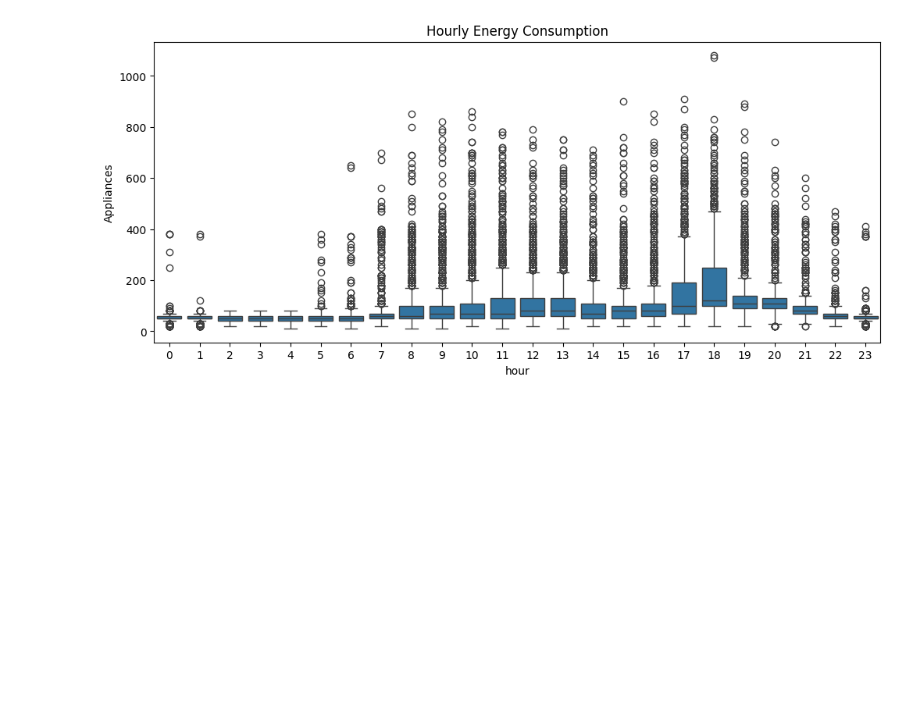
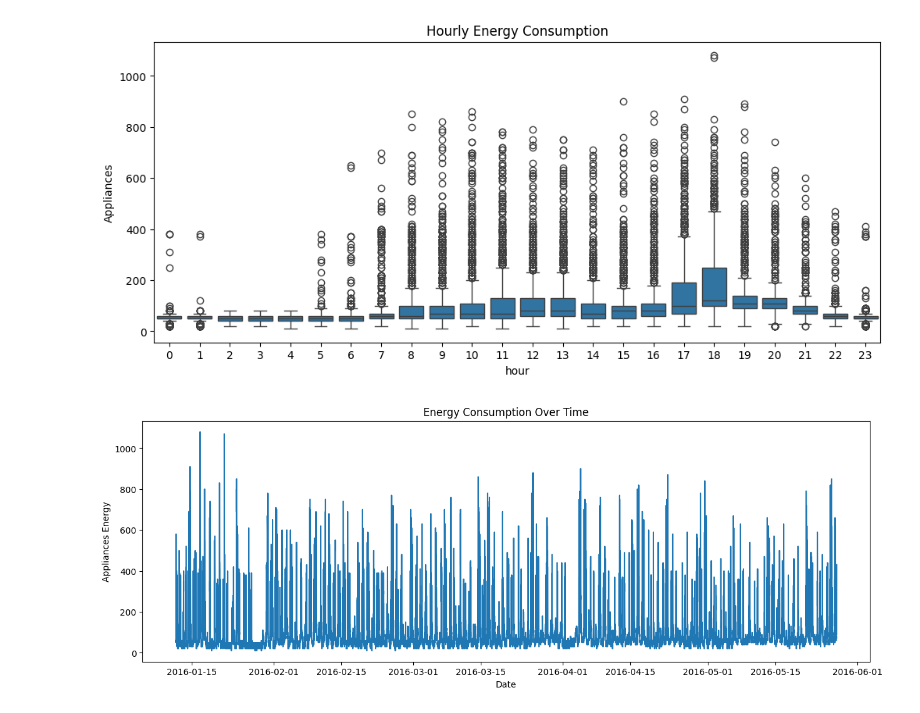
Before and after one commit to risnariha/-Multivariate-Time-Series-Prediction-Model, a Jupyter notebook: Energy_Prediction_DeepLearning.ipynb, the cells around one changed output. Cells and saved outputs as stored; diff of their text form; code cells hidden in the pictures; blank space fills up the shorter version.

```diff
--- a/Energy_Prediction_DeepLearning.ipynb
+++ b/Energy_Prediction_DeepLearning.ipynb
@@ -174,3 +177,13 @@ plt.title("Hourly Energy Consumption")
 plt.show()
 # %% [output]
 [figure]
+# %%
+#weekday vs weekend analysis
+
+df['day_of_week'] = df['date'].dt.dayofweek
+
+df['weekend'] = (
+    df['day_of_week']
+    .isin([5,6])
+    .astype(int)
+)
@@ -176,0 +192,13 @@ plt.show()
+# %%
+plt.figure(figsize=(15,5))
+
+plt.plot(df['date'], df['Appliances'])
+
+plt.title("Energy Consumption Over Time")
+
+plt.xlabel("Date")
+plt.ylabel("Appliances Energy")
+
+plt.show()
+# %% [output]
+[figure, added]
```
Also changed, not shown: parts of 9 cells of this notebook.
